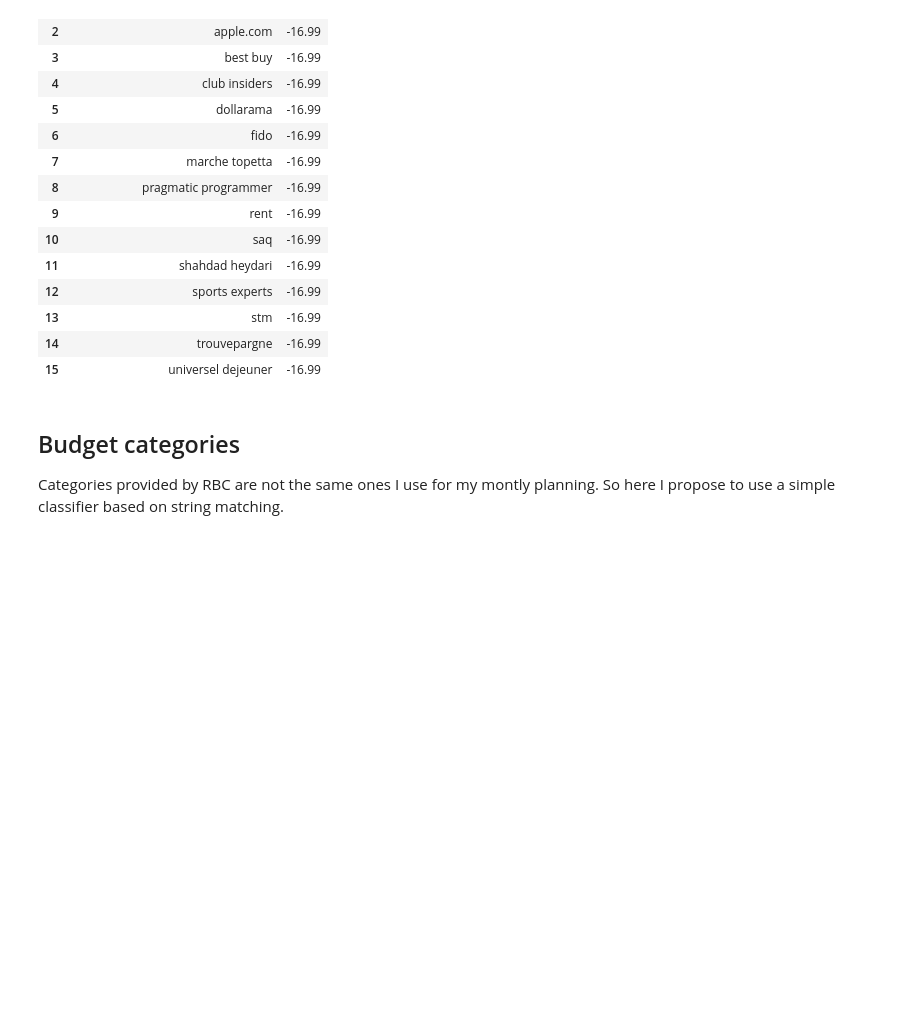
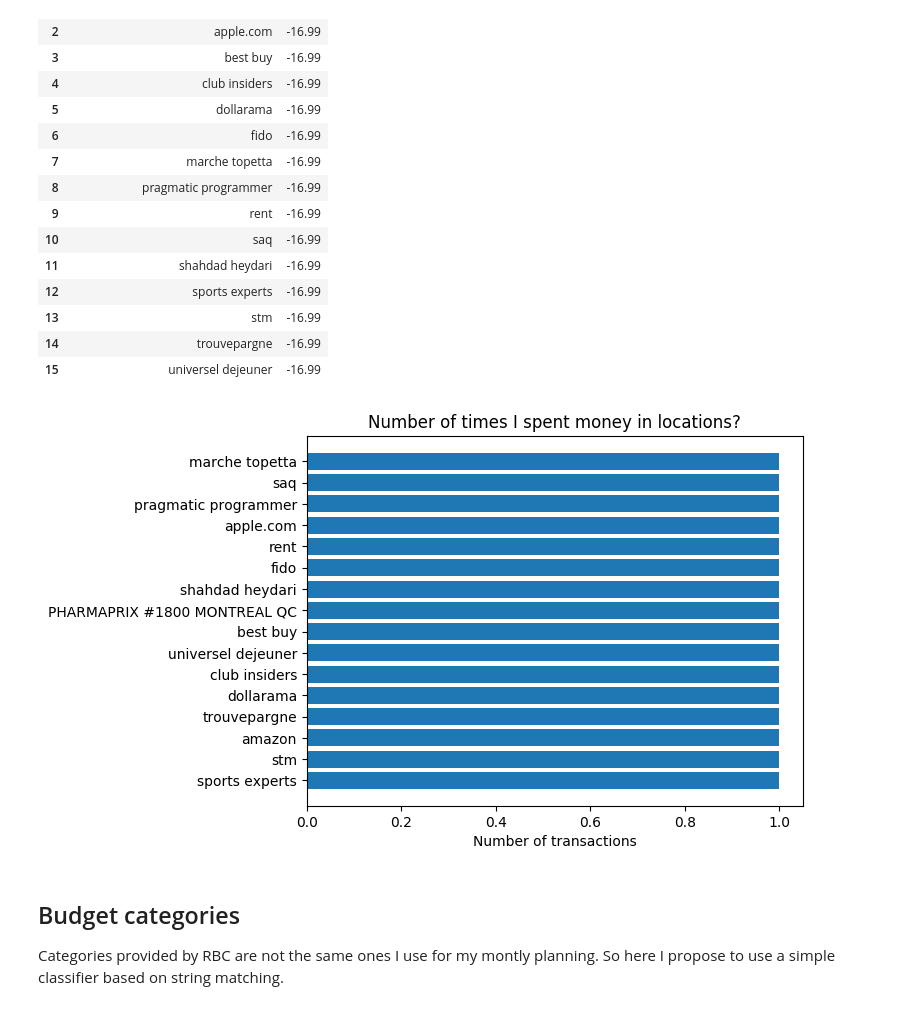
Before and after one commit to Bobrinik/personal-finance, a Jupyter notebook: Finances.ipynb, the cells around one changed output. Drawn from its saved outputs; the diff is of its cells as text; code cells hidden in the pictures; blank space fills up the shorter version.

```diff
--- a/Finances.ipynb
+++ b/Finances.ipynb
@@ -125,6 +125,28 @@ spendings_per_location.sort_values('CAD')
 | 13 | stm | -16.99 |
 | 14 | trouvepargne | -16.99 |
 | 15 | universel dejeuner | -16.99 |
+# %%
+import numpy as np
+series = spendings_per_location.location.value_counts()
+
+plt.rcdefaults()
+fig, ax = plt.subplots()
+
+# Example data
+places = series.index
+y_pos = np.arange(len(places))
+number_of_transactions = series.values
+
+ax.barh(y_pos, number_of_transactions, align='center')
+ax.set_yticks(y_pos)
+ax.set_yticklabels(places)
+ax.invert_yaxis()  # labels read top-to-bottom
+ax.set_xlabel('Number of transactions')
+ax.set_title('Number of times I spent money in locations?')
+
+plt.show()
+# %% [output]
+[figure, added]
 # %% [markdown]
 ## Budget categories
  Categories provided by RBC are not the same ones I use for my montly planning.
```
Also changed, not shown: parts of 3 cells of this notebook.
